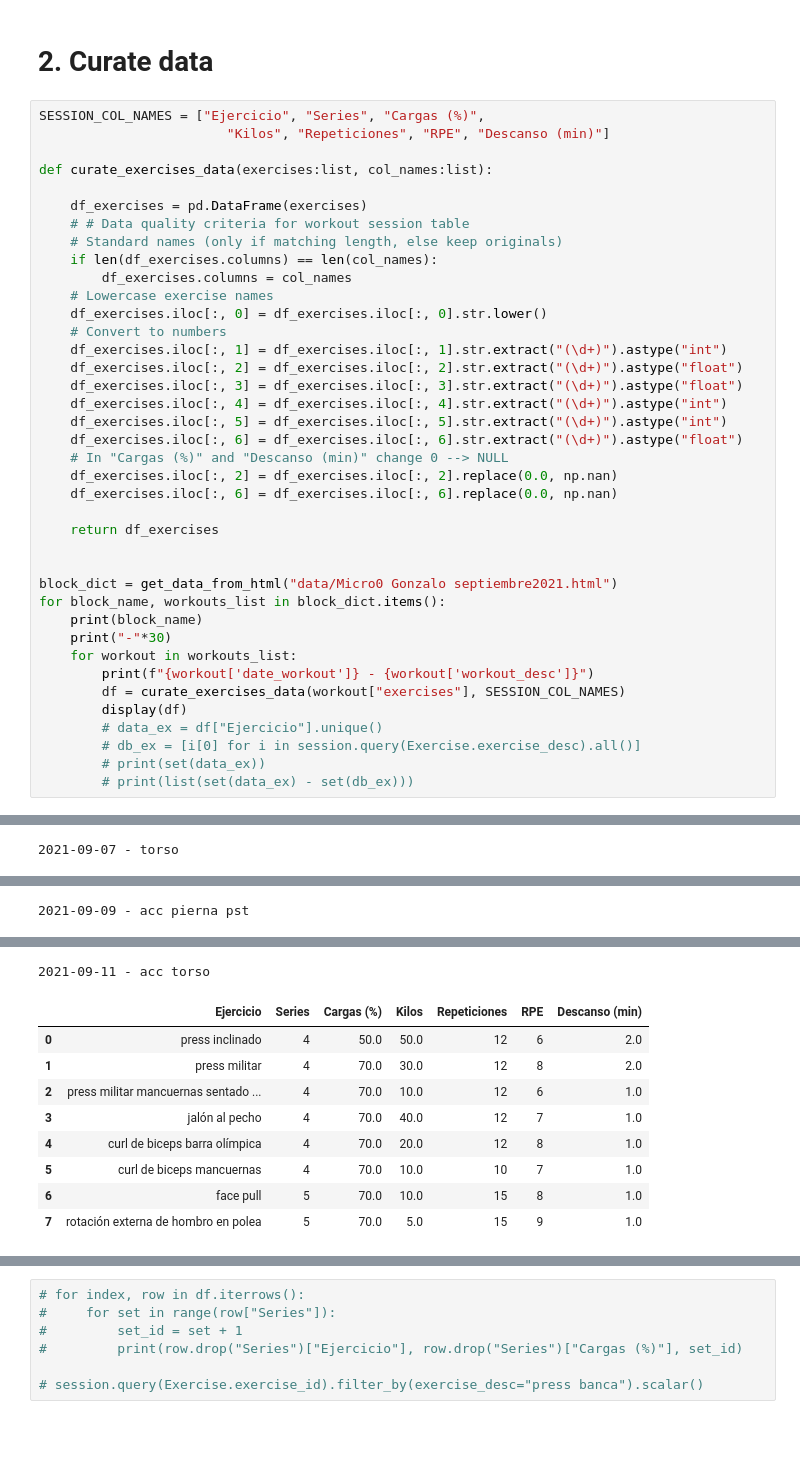
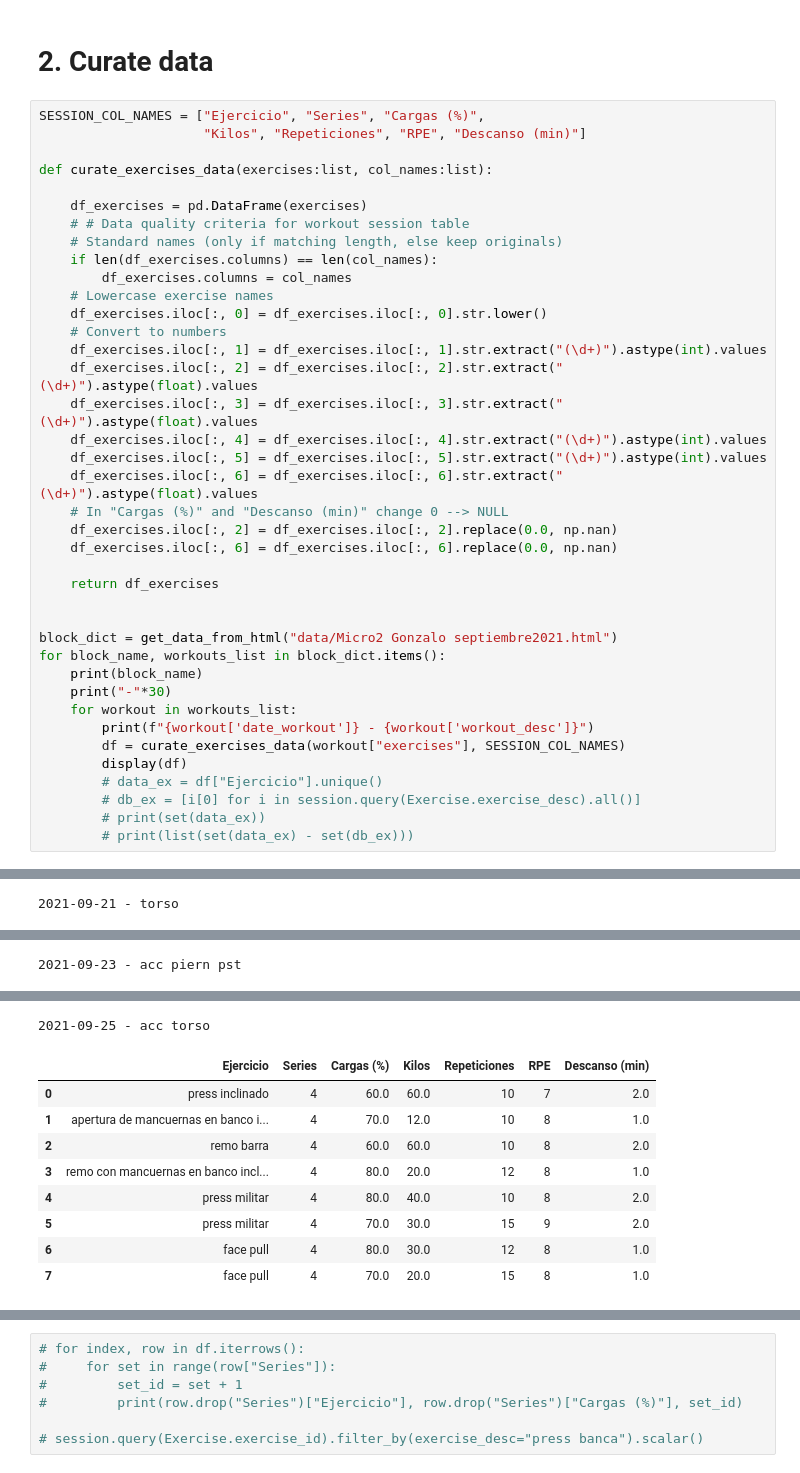
Before and after one commit to grhervas/gym-db, a Jupyter notebook: html_scrapper.ipynb, the cells around one changed output, grey strips where cells are left out. Cells and saved outputs as stored; diff of their text form; blank space fills up the shorter version.

```diff
--- a/html_scrapper.ipynb
+++ b/html_scrapper.ipynb
@@ -99,7 +99,7 @@ get_data_from_html("data/Micro0 Gonzalo septiembre2021.html")
 # 2. Curate data
 # %%
 SESSION_COL_NAMES = ["Ejercicio", "Series", "Cargas (%)",
-                        "Kilos", "Repeticiones", "RPE", "Descanso (min)"]
+                     "Kilos", "Repeticiones", "RPE", "Descanso (min)"]
 
 def curate_exercises_data(exercises:list, col_names:list):
 
@@ -111,12 +111,12 @@ def curate_exercises_data(exercises:list, col_names:list):
     # Lowercase exercise names
     df_exercises.iloc[:, 0] = df_exercises.iloc[:, 0].str.lower()
     # Convert to numbers
-    df_exercises.iloc[:, 1] = df_exercises.iloc[:, 1].str.extract("(\d+)").astype("int")
-    df_exercises.iloc[:, 2] = df_exercises.iloc[:, 2].str.extract("(\d+)").astype("float")
-    df_exercises.iloc[:, 3] = df_exercises.iloc[:, 3].str.extract("(\d+)").astype("float")
-    df_exercises.iloc[:, 4] = df_exercises.iloc[:, 4].str.extract("(\d+)").astype("int")
-    df_exercises.iloc[:, 5] = df_exercises.iloc[:, 5].str.extract("(\d+)").astype("int")
-    df_exercises.iloc[:, 6] = df_exercises.iloc[:, 6].str.extract("(\d+)").astype("float")
+    df_exercises.iloc[:, 1] = df_exercises.iloc[:, 1].str.extract("(\d+)").astype(int).values
+    df_exercises.iloc[:, 2] = df_exercises.iloc[:, 2].str.extract("(\d+)").astype(float).values
+    df_exercises.iloc[:, 3] = df_exercises.iloc[:, 3].str.extract("(\d+)").astype(float).values
+    df_exercises.iloc[:, 4] = df_exercises.iloc[:, 4].str.extract("(\d+)").astype(int).values
+    df_exercises.iloc[:, 5] = df_exercises.iloc[:, 5].str.extract("(\d+)").astype(int).values
+    df_exercises.iloc[:, 6] = df_exercises.iloc[:, 6].str.extract("(\d+)").astype(float).values
     # In "Cargas (%)" and "Descanso (min)" change 0 --> NULL
     df_exercises.iloc[:, 2] = df_exercises.iloc[:, 2].replace(0.0, np.nan)
     df_exercises.iloc[:, 6] = df_exercises.iloc[:, 6].replace(0.0, np.nan)
@@ -124,7 +124,7 @@ def curate_exercises_data(exercises:list, col_names:list):
     return df_exercises
 
 
-block_dict = get_data_from_html("data/Micro0 Gonzalo septiembre2021.html")
+block_dict = get_data_from_html("data/Micro2 Gonzalo septiembre2021.html")
 for block_name, workouts_list in block_dict.items():
     print(block_name)
     print("-"*30)
@@ -149,2 +150,2 @@ Micro 0 Gonzalo septiembre2021
-2021-09-07 - torso
+2021-09-21 - torso
 |  | Ejercicio | Series | Cargas (%) | Kilos | Repeticiones | RPE | Descanso (min) |
@@ -156,2 +158,2 @@ Micro 0 Gonzalo septiembre2021
-2021-09-09 - acc pierna pst
+2021-09-23 - acc piern pst
 |  | Ejercicio | Series | Cargas (%) | Kilos | Repeticiones | RPE | Descanso (min) |
@@ -163,10 +166,10 @@ Micro 0 Gonzalo septiembre2021
-2021-09-11 - acc torso
+2021-09-25 - acc torso
 |  | Ejercicio | Series | Cargas (%) | Kilos | Repeticiones | RPE | Descanso (min) |
-| 0 | press inclinado | 4 | 50.0 | 50.0 | 12 | 6 | 2.0 |
-| 1 | press militar | 4 | 70.0 | 30.0 | 12 | 8 | 2.0 |
-| 2 | press militar mancuernas sentado ... | 4 | 70.0 | 10.0 | 12 | 6 | 1.0 |
-| 3 | jalón al pecho | 4 | 70.0 | 40.0 | 12 | 7 | 1.0 |
-| 4 | curl de biceps barra olímpica | 4 | 70.0 | 20.0 | 12 | 8 | 1.0 |
-| 5 | curl de biceps mancuernas | 4 | 70.0 | 10.0 | 10 | 7 | 1.0 |
-| 6 | face pull | 5 | 70.0 | 10.0 | 15 | 8 | 1.0 |
-| 7 | rotación externa de hombro en polea | 5 | 70.0 | 5.0 | 15 | 9 | 1.0 |
+| 0 | press inclinado | 4 | 60.0 | 60.0 | 10 | 7 | 2.0 |
+| 1 | apertura de mancuernas en banco i... | 4 | 70.0 | 12.0 | 10 | 8 | 1.0 |
+| 2 | remo barra | 4 | 60.0 | 60.0 | 10 | 8 | 2.0 |
+| 3 | remo con mancuernas en banco incl... | 4 | 80.0 | 20.0 | 12 | 8 | 1.0 |
+| 4 | press militar | 4 | 80.0 | 40.0 | 10 | 8 | 2.0 |
+| 5 | press militar | 4 | 70.0 | 30.0 | 15 | 9 | 2.0 |
+| 6 | face pull | 4 | 80.0 | 30.0 | 12 | 8 | 1.0 |
+| 7 | face pull | 4 | 70.0 | 20.0 | 15 | 8 | 1.0 |
```
Also changed, not shown: parts of 4 cells of this notebook, 6 other files.
